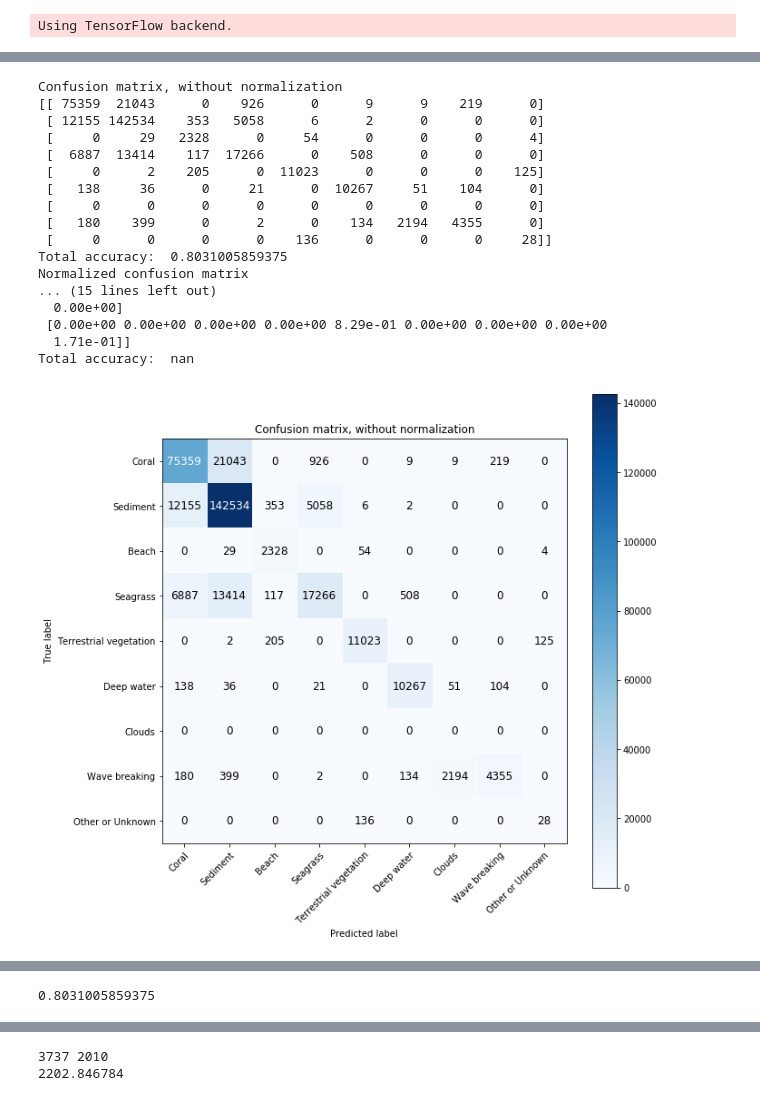
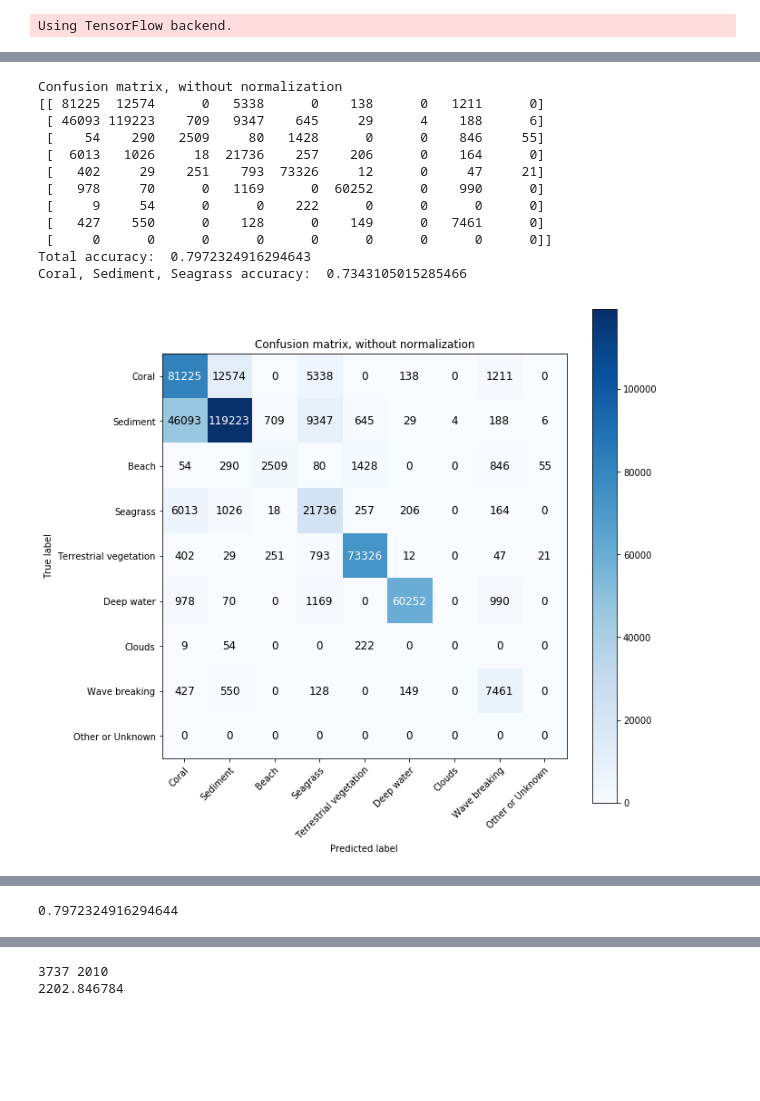
Before and after one commit to NASA-NeMO-Net/NeMO-Net, a Jupyter notebook: CNN/Jarrett_DataManipulation.ipynb, the cells around one changed output, grey strips where cells are left out. Drawn from its saved outputs; the diff is of its cells as text; code cells hidden in the pictures; blank space fills up the shorter version.

```diff
--- a/CNN/Jarrett_DataManipulation.ipynb
+++ b/CNN/Jarrett_DataManipulation.ipynb
@@ -211,8 +208,13 @@ ax.imshow(np.round(truthimage.astype(np.float32)*3/85), interpolation='nearest',
 # %%
-imagefile = "Coral_00000019.png"
+cmap_Ved = colors.ListedColormap(['xkcd:pink', 'xkcd:grey', 'xkcd:tan', 'xkcd:olive', 'xkcd:forest', 'xkcd:blue',
+                                'xkcd:lilac', 'xkcd:cyan', 'xkcd:orange'])
+bounds = [i+0.5 for i in range(10)]
+norm = colors.BoundaryNorm([b+0.5 for b in bounds], cmap_Ved.N)
+
+imagefile = "Coral_00000014.png"
 imagepath = "/home/asli/NeMO-Test/NeMO-NET/Images/Alan_TestSet/Patches_BGR/" + imagefile
 truthpath = "/home/asli/NeMO-Test/NeMO-NET/Images/Alan_TestSet/Truthmap_Gray/" + imagefile
-nemopath = "/home/asli/NeMO-Test/NeMO-NET/Images/Alan_TestSet/NeMOmap_Gray/" + imagefile
+nemopath = "/home/asli/NeMO-Test/NeMO-NET/Images/Alan_TestSet/VGG16_Final/" + imagefile
 lofpath = "/home/asli/NeMO-Test/NeMO-NET/Images/Alan_TestSet/LOFmap_Gray/" + imagefile
 nemoimage = np.asarray(cv2.imread(nemopath, cv2.IMREAD_UNCHANGED), dtype=np.uint8)
 grayimage = np.asarray(cv2.imread(truthpath, cv2.IMREAD_UNCHANGED), dtype=np.uint8)
@@ -315,51 +317,50 @@ labels = [28, 56, 85, 113, 141, 170, 198, 226, 255]
 
 truthdata = []
 nemopredictdata = []
-for WV in GoodWV2Data:
+for WV in GoodPlanetData:
     imagefile = "Coral_000000" + WV + ".png"
     imagepath = "/home/asli/NeMO-Test/NeMO-NET/Images/Alan_TestSet/Patches_BGR/" + imagefile
     truthpath = "/home/asli/NeMO-Test/NeMO-NET/Images/Alan_TestSet/Truthmap_Gray/" + imagefile
-    nemopath = "/home/asli/NeMO-Test/NeMO-NET/Images/Alan_TestSet/SharpMask_Final/" + imagefile
+    nemopath = "/home/asli/NeMO-Test/NeMO-NET/Images/Alan_TestSet/NeMOmap_Final/" + imagefile
 #     nemopath = "/home/asli/NeMO-Test/NeMO-NET/Images/Alan_TestSet/DeepLab_Final/" + imagefile
     lofpath = "/home/asli/NeMO-Test/NeMO-NET/Images/Alan_TestSet/LOFmap_Gray/" + imagefile
     nemoimage = np.asarray(cv2.imread(nemopath, cv2.IMREAD_UNCHANGED), dtype=np.uint8)
     grayimage = np.asarray(cv2.imread(truthpath, cv2.IMREAD_UNCHANGED), dtype=np.uint8)
     RGBimage = np.asarray(cv2.imread(imagepath, cv2.IMREAD_UNCHANGED), dtype=np.uint8)
     if os.path.exists(lofpath):
         LOFimage = np.asarray(cv2.imread(lofpath, cv2.IMREAD_UNCHANGED), dtype=np.uint8)
 
     truthdata.append(grayimage.flatten())
     nemopredictdata.append(nemoimage.flatten())
 
 truthdata = np.squeeze(np.asarray(truthdata)).flatten()
 nemopredictdata = np.squeeze(np.asarray(nemopredictdata)).flatten()
 
 unique_labels = [class_indices_rev_Ved[k] for k in unique_labels(truthdata,nemopredictdata)]
 np.set_printoptions(precision=2)
     # Plot non-normalized confusion matrix
 plot_confusion_matrix(truthdata, nemopredictdata, classes=unique_labels, title='Confusion matrix, without normalization')
+cm = confusion_matrix(truthdata, nemopredictdata)
+smallcm = np.asarray([[cm[0,0], cm[0,1], cm[0,3]], [cm[1,0], cm[1,1], cm[1,3]], [cm[3,0], cm[3,1], cm[3,3]]])
+smallaccuracy = np.trace(smallcm)/np.sum(smallcm)
+print("Coral, Sediment, Seagrass accuracy: ", smallaccuracy)
 
     # Plot normalized confusion matrix
-plot_confusion_matrix(truthdata, nemopredictdata, classes=unique_labels, normalize=True, title='Normalized confusion matrix')
+# plot_confusion_matrix(truthdata, nemopredictdata, classes=unique_labels, normalize=True, title='Normalized confusion matrix')
 plt.show()
 
 f1_score(truthdata, nemopredictdata, average='micro')
 # %% [output]
 Confusion matrix, without normalization
-[[ 75359  21043      0    926      0      9      9    219      0]
- [ 12155 142534    353   5058      6      2      0      0      0]
- [     0     29   2328      0     54      0      0      0      4]
- [  6887  13414    117  17266      0    508      0      0      0]
- [     0      2    205      0  11023      0      0      0    125]
- [   138     36      0     21      0  10267     51    104      0]
- [     0      0      0      0      0      0      0      0      0]
- [   180    399      0      2      0    134   2194   4355      0]
- [     0      0      0      0    136      0      0      0     28]]
-Total accuracy:  0.8031005859375
-Normalized confusion matrix
-... (15 lines left out)
-  0.00e+00]
- [0.00e+00 0.00e+00 0.00e+00 0.00e+00 8.29e-01 0.00e+00 0.00e+00 0.00e+00
-  1.71e-01]]
-Total accuracy:  nan
+[[ 81225  12574      0   5338      0    138      0   1211      0]
+ [ 46093 119223    709   9347    645     29      4    188      6]
+ [    54    290   2509     80   1428      0      0    846     55]
+ [  6013   1026     18  21736    257    206      0    164      0]
+ [   402     29    251    793  73326     12      0     47     21]
+ [   978     70      0   1169      0  60252      0    990      0]
+ [     9     54      0      0    222      0      0      0      0]
+ [   427    550      0    128      0    149      0   7461      0]
+ [     0      0      0      0      0      0      0      0      0]]
+Total accuracy:  0.7972324916294643
+Coral, Sediment, Seagrass accuracy:  0.7343105015285466
-[figure, old version]
+[figure, new version]
@@ -367,4 +367,4 @@ Total accuracy:  nan
-0.8031005859375
+0.7972324916294644
 # %%
 from sklearn.utils.multiclass import unique_labels
 
```
Also changed, not shown: parts of 5 cells of this notebook, 1 other file.
